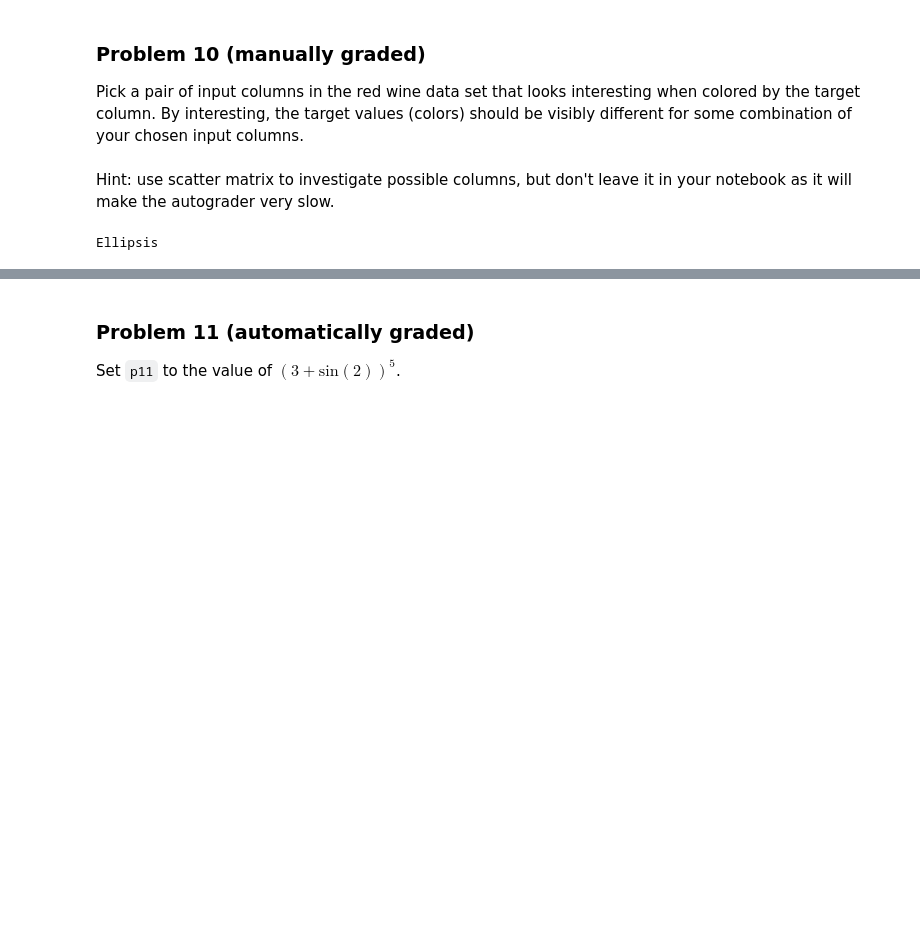
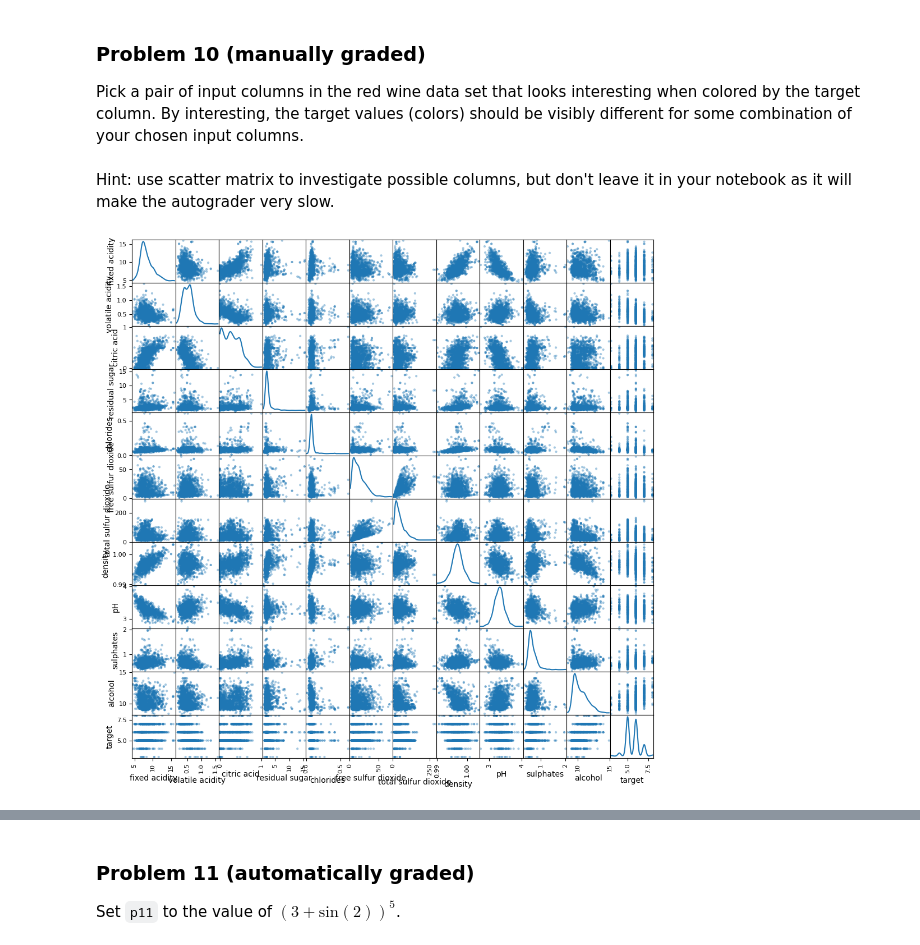
Before and after one commit to JCameronH/dx602-homework-10, a Jupyter notebook: homework.ipynb, the cells around one changed output, grey strips where cells are left out. Drawn from its saved outputs; the diff is of its cells as text; code cells hidden in the pictures; blank space fills up the shorter version.

```diff
--- a/homework.ipynb
+++ b/homework.ipynb
@@ -293,12 +293,13 @@ Pick a pair of input columns in the red wine data set that looks interesting whe
 By interesting, the target values (colors) should be visibly different for some combination of your chosen input columns.
 # %% [markdown]
 Hint: use scatter matrix to investigate possible columns, but don't leave it in your notebook as it will make the autograder very slow.
-# %%
-# YOUR CHANGES HERE
-
-...
-# %% [output]
-Ellipsis
+# %%
+# YOUR CHANGES HERE
+
+pd.plotting.scatter_matrix(red_wine, figsize=(12, 12), diagonal='kde', alpha=0.4)
+plt.show()
+# %% [output]
+[figure, added]
 # %% [markdown]
 <div style="page-break-after: always;"></div>
 # %% [markdown]
```
